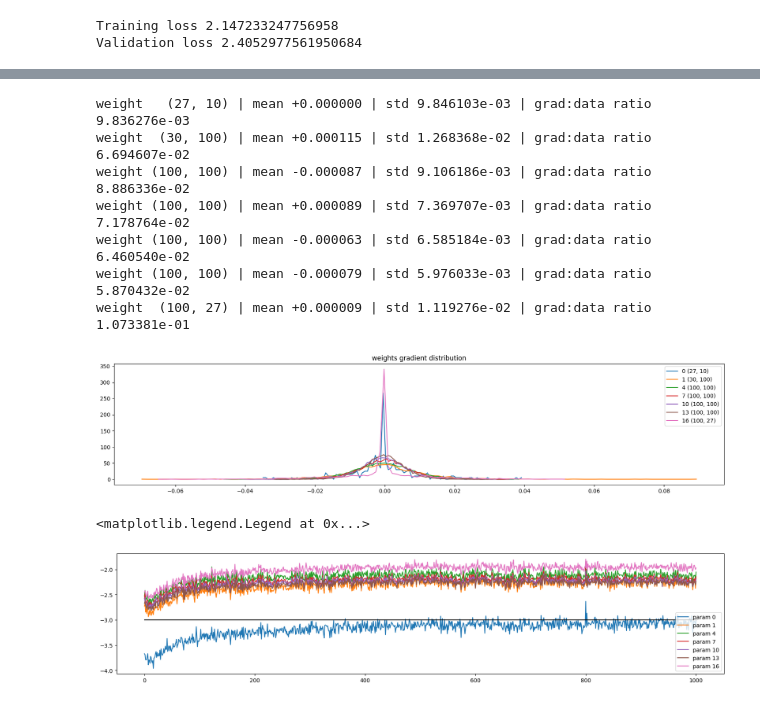
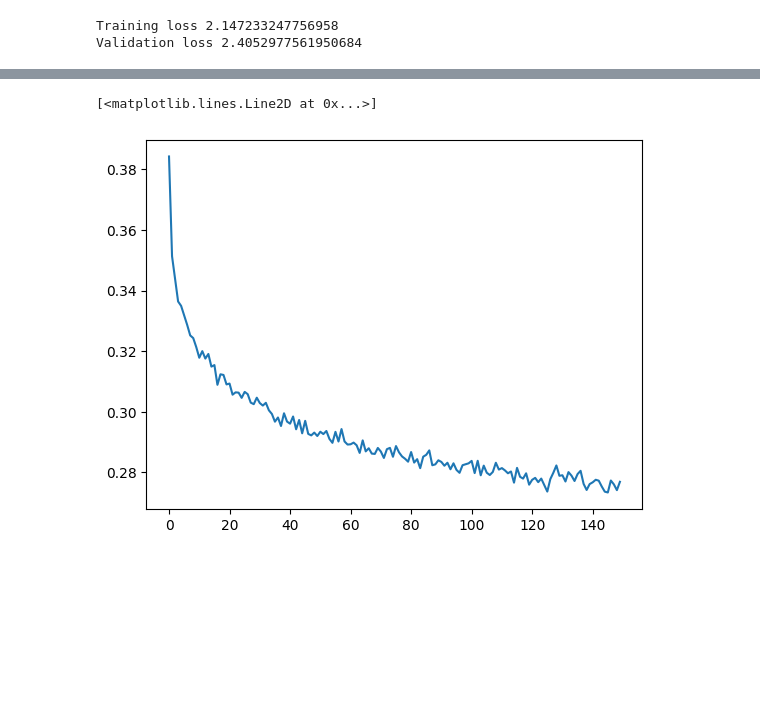
Before and after one commit to raghav-567/NeuralNetwroks, a Jupyter notebook: makemore/notebook2.ipynb, the cells around one changed output, grey strips where cells are left out. Saved outputs shown, nothing was run; the diff lists cells and outputs as text; code cells hidden in the pictures; blank space fills up the shorter version.

```diff
--- a/makemore/notebook2.ipynb
+++ b/makemore/notebook2.ipynb
@@ -234,0 +278,20 @@ for p in parameters:
+# %%
+n_embd = 10 # the dimensionality of the character embedding vectors
+n_hidden = 100 # the number of neurons in the hidden layer of the MLP
+g = torch.Generator().manual_seed(2147483647) # for reproducibility
+
+# C = torch.randn((vocab_length, n_embd),            generator=g)
+model  = Sequential([
+  Embedding(vocab_length, n_embd),
+  FlattenConsecutive(2), Linear(n_embd * 2, n_hidden, bias=False), BatchNorm1d(n_hidden), Tanh(),
+  FlattenConsecutive(2), Linear(n_hidden*2, n_hidden, bias=False), BatchNorm1d(n_hidden), Tanh(),
+  FlattenConsecutive(2), Linear(n_hidden*2, n_hidden, bias=False), BatchNorm1d(n_hidden), Tanh(),
+  Linear(n_hidden, vocab_length),
+])
+with torch.no_grad():
+  model.layers[-1].weight *= 0.1 # last layer make less confident
+
+parameters = model.parameters()
+print(sum(p.nelement() for p in parameters)) # number of parameters in total
+for p in parameters:
+  p.requires_grad = True
@@ -235,30 +300,24 @@ for p in parameters:
 # %%
-max_steps = 200000
+max_steps = 150000
 batch_size = 32
 lossi = []
-ud = []
 
 for i in range(max_steps):
 
   # minibatch construct
-  ix = torch.randint(0, X_tr.shape[0], (batch_size,), generator=g)
+  ix = torch.randint(0, X_tr.shape[0], (batch_size,))
   Xb, Yb = X_tr[ix], Y_tr[ix] # batch X,Y
 
   # forward pass
-  emb = C[Xb] # embed the characters into vectors
-  x = emb.view(emb.shape[0], -1) # concatenate the vectors
-  for layer in layers:
-    x = layer(x)
-  loss = F.cross_entropy(x, Yb) # loss function
+  logits = model(Xb)
+  loss = F.cross_entropy(logits, Yb) # loss function
 
   # backward pass
-  for layer in layers:
-    layer.out.retain_grad() # AFTER_DEBUG: would take out retain_graph
   for p in parameters:
     p.grad = None
   loss.backward()
 
-  # update
+  # update: simple SGD
   lr = 0.1 if i < 150000 else 0.01 # step learning rate decay
   for p in parameters:
     p.data += -lr * p.grad
@@ -267,9 +326,4 @@ for i in range(max_steps):
   if i % 10000 == 0: # print every once in a while
     print(f'{i:7d}/{max_steps:7d}: {loss.item():.4f}')
   lossi.append(loss.log10().item())
-  with torch.no_grad():
-    ud.append([((lr*p.grad).std() / p.data.std()).log10().item() for p in parameters])
-
-  if i >= 1000:
-    break
 # %% [output]
@@ -319,34 +345,5 @@ Text(0.5, 1.0, 'gradient distribution')
-# %%
-# visualize histograms
-plt.figure(figsize=(20, 4)) # width and height of the plot
-legends = []
-for i,p in enumerate(parameters):
-  t = p.grad
-  if p.ndim == 2:
-    print('weight %10s | mean %+f | std %e | grad:data ratio %e' % (tuple(p.shape), t.mean(), t.std(), t.std() / p.std()))
-    hy, hx = torch.histogram(t, density=True)
-    plt.plot(hx[:-1].detach(), hy.detach())
-    legends.append(f'{i} {tuple(p.shape)}')
-plt.legend(legends)
-plt.title('weights gradient distribution');
-# %% [output]
-weight   (27, 10) | mean +0.000000 | std 9.846103e-03 | grad:data ratio 9.836276e-03
-weight  (30, 100) | mean +0.000115 | std 1.268368e-02 | grad:data ratio 6.694607e-02
-weight (100, 100) | mean -0.000087 | std 9.106186e-03 | grad:data ratio 8.886336e-02
-weight (100, 100) | mean +0.000089 | std 7.369707e-03 | grad:data ratio 7.178764e-02
-weight (100, 100) | mean -0.000063 | std 6.585184e-03 | grad:data ratio 6.460540e-02
-weight (100, 100) | mean -0.000079 | std 5.976033e-03 | grad:data ratio 5.870432e-02
-weight  (100, 27) | mean +0.000009 | std 1.119276e-02 | grad:data ratio 1.073381e-01
-[figure, removed]
-# %%
-plt.figure(figsize=(20, 4))
-legends = []
-for i,p in enumerate(parameters):
-  if p.ndim == 2:
-    plt.plot([ud[j][i] for j in range(len(ud))])
-    legends.append('param %d' % i)
-plt.plot([0, len(ud)], [-3, -3], 'k') # these ratios should be ~1e-3, indicate on plot
-plt.legend(legends)
-# %% [output]
-<matplotlib.legend.Legend at 0x...>
-[figure, removed]
+# %%
+plt.plot(torch.tensor(lossi).view(-1,1000).mean(1))
+# %% [output]
+[<matplotlib.lines.Line2D at 0x...>]
+[figure, added]
```
Also changed, not shown: parts of 15 cells of this notebook, 1 other file.
